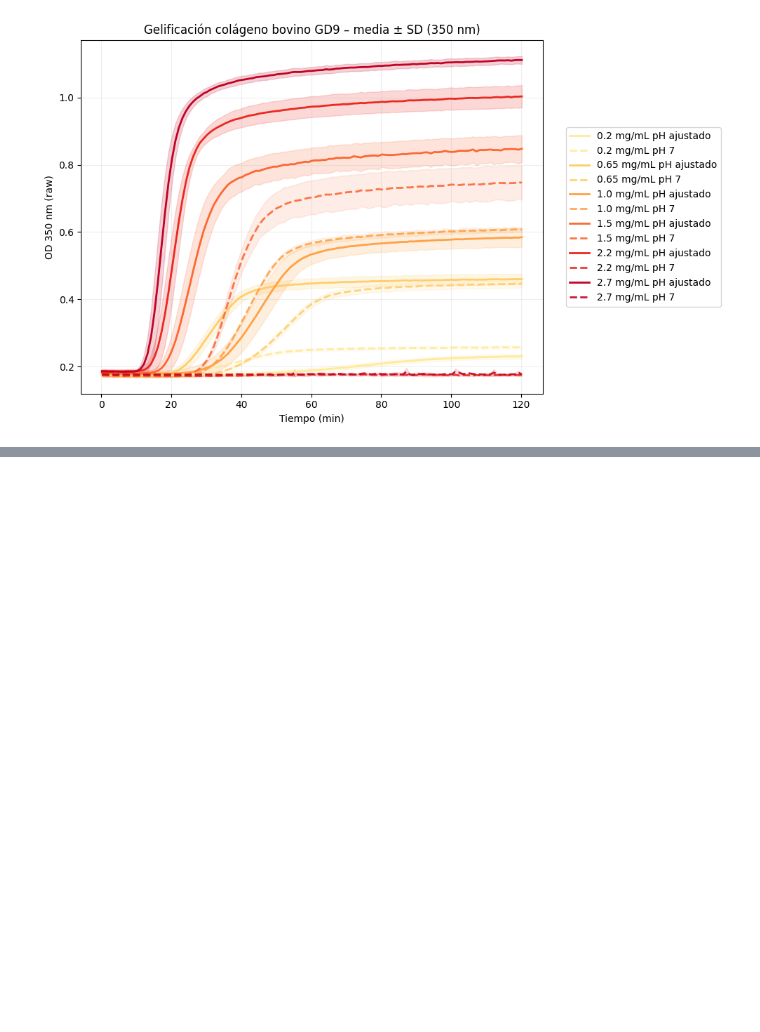
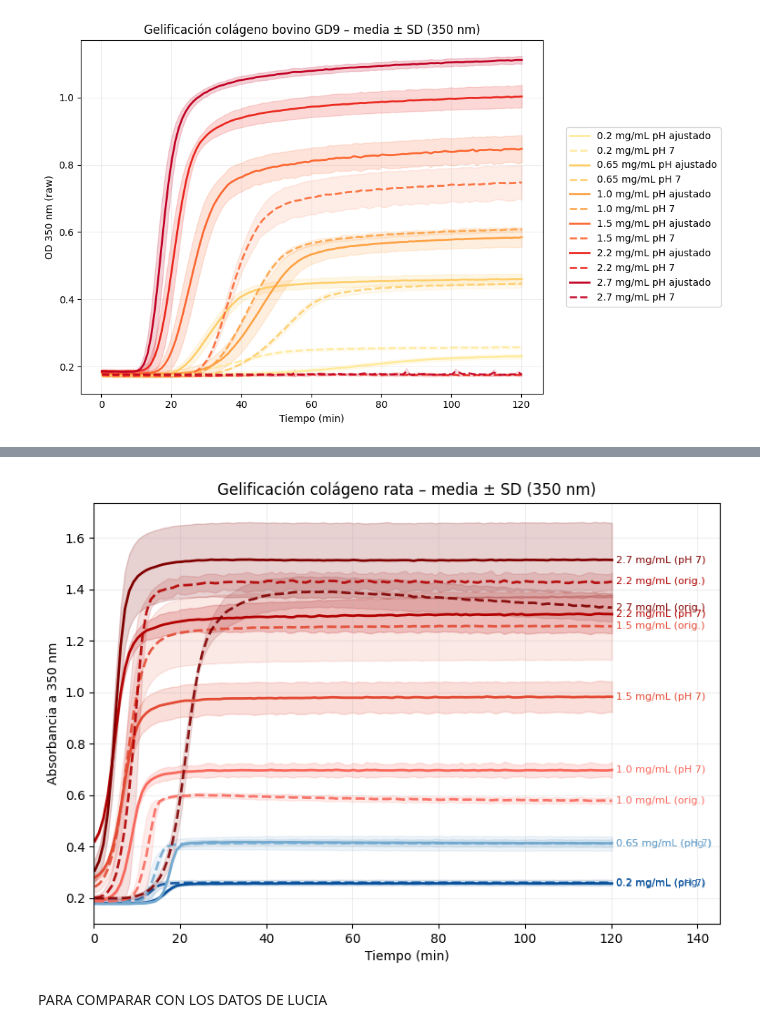
Before and after one commit to Bertaalcolea/Collagen_studies, a Jupyter notebook: Concentraciones_Rat.ipynb, the cells around one changed output, grey strips where cells are left out. Drawn from its saved outputs; the diff is of its cells as text; code cells hidden in the pictures; blank space fills up the shorter version.

```diff
--- a/Concentraciones_Rat.ipynb
+++ b/Concentraciones_Rat.ipynb
@@ -249,0 +252,28 @@ plot_gel(df_bov_stats, "Gelificación colágeno bovino GD9 – media ± SD (350
+# %%
+# ===========================
+# RATA – seleccionar datos y asignar condiciones
+# ===========================
+
+# Filas A–F (ajusta si tus gels de rata están en otras filas)
+df_rat = df_long[
+    (df_long["Row"].isin(["A","B","C","D","E","F"])) &
+    (df_long["Col"].between(7, 12))
+].copy()
+
+# Mapa fila → concentración (ajusta si fuera distinto)
+conc_map_rat = {
+    "A": 0.200,
+    "B": 0.650,
+    "C": 1.000,
+    "D": 1.500,
+    "E": 2.200,
+    "F": 2.700
+}
+df_rat["Concentration"] = df_rat["Row"].map(conc_map_rat)
+df_rat["Conc_label"] = df_rat["Concentration"].astype(str) + " mg/mL"
+
+# pH según columna: 7–9 = pH 7, 10–12 = pH original
+df_rat["pH"] = np.where(df_rat["Col"].between(7, 9), "pH 7", "pH original")
+
+# Estadísticos
+df_rat_stats = compute_stats(df_rat)
@@ -249,0 +414,20 @@ plot_gel(df_bov_stats, "Gelificación colágeno bovino GD9 – media ± SD (350
+# %%
+color_map_conc = {
+    0.2:  "#08519c",   # azul oscuro
+    0.65: "#74a9cf",   # azul claro
+
+    1.0:  "#f9685c",   # naranja/rojo claro  (COINCIDE con estudio previo)
+    1.5: "#e34a33",   # rojo medio          (COINCIDE)
+    2.2: "#b30000",   # rojo oscuro         (COINCIDE)
+    2.7: "#800000",   # rojo granate        (COINCIDE)
+}
+# %%
+plot_gel_fixed_colors_endlabels(
+    df_rat_stats,
+    "Gelificación colágeno rata – media ± SD (350 nm)",
+    color_map_conc
+)
+# %% [output]
+[figure, added]
+# %% [markdown]
+PARA COMPARAR CON LOS DATOS DE LUCIA
```
Also changed, not shown: parts of 17 cells of this notebook.
